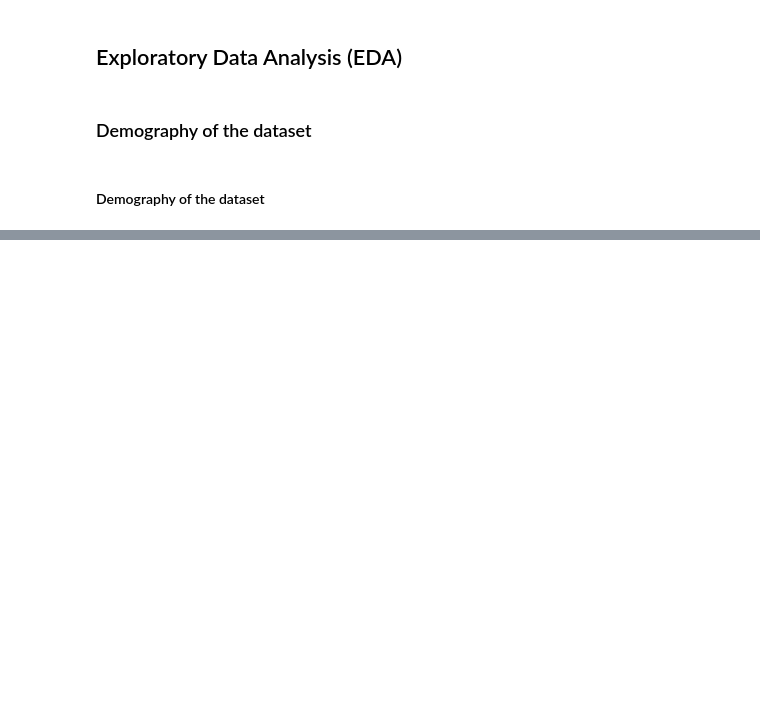
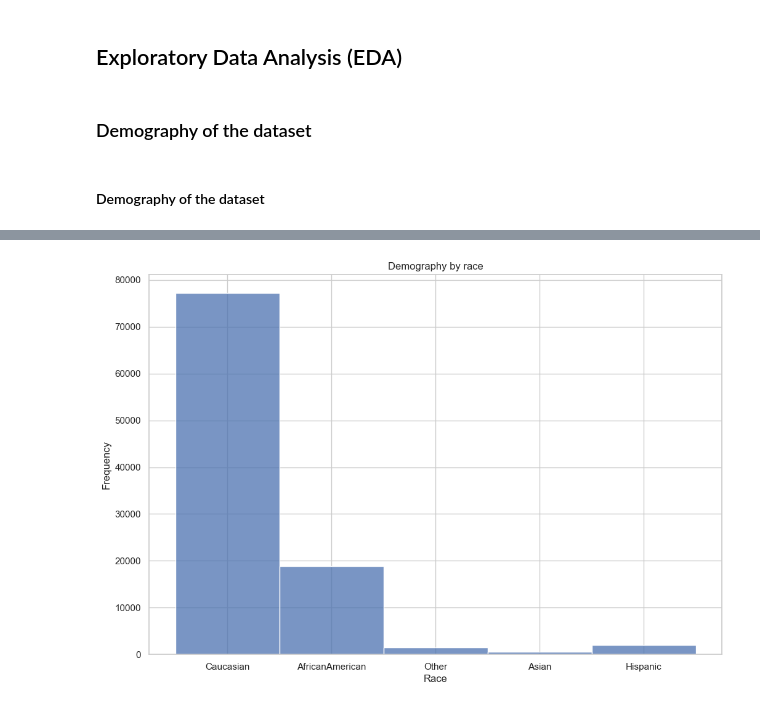
Before and after one commit to SzymonChirowski242621/diabetic-care-analysis, a Jupyter notebook: main.ipynb, the cells around one changed output, grey strips where cells are left out. Saved outputs shown, nothing was run; the diff lists cells and outputs as text; code cells hidden in the pictures; blank space fills up the shorter version.

```diff
--- a/main.ipynb
+++ b/main.ipynb
@@ -380,0 +381,9 @@ plt.show()
+# %%
+plt.figure(figsize=(12, 8))
+sns.histplot(df['race'], bins=5, kde=False)
+plt.title('Demography by race')
+plt.xlabel("Race")
+plt.ylabel("Frequency")
+plt.show()
+# %% [output]
+[figure, added]
```
Also changed, not shown: parts of 25 cells of this notebook.
